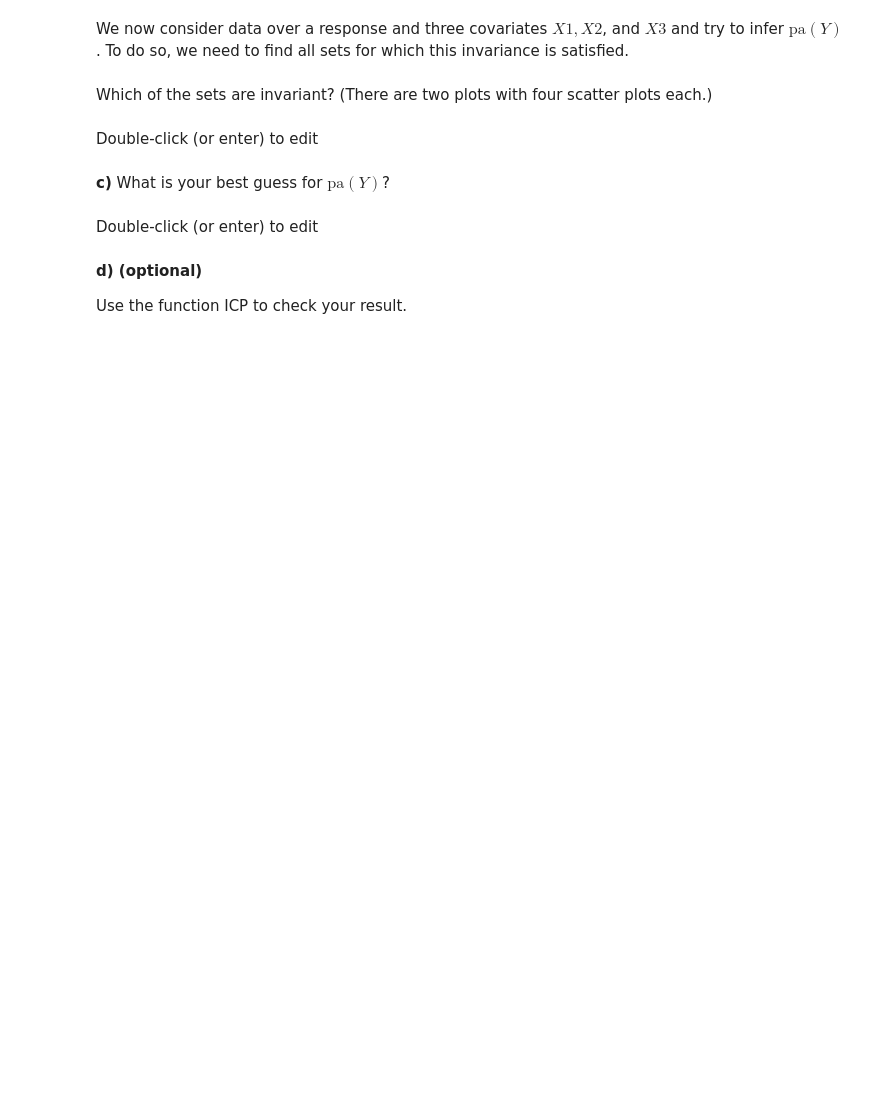
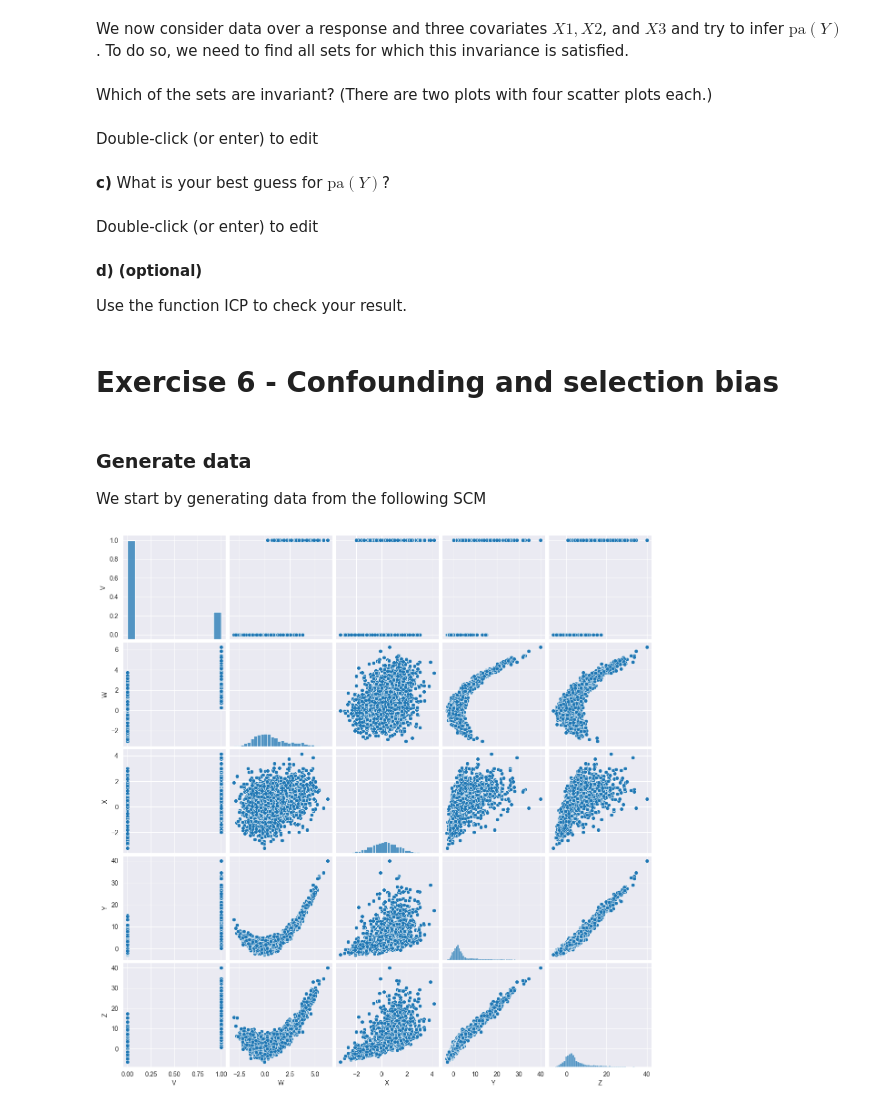
Before and after one commit to CoCaLa/causality-tutorial-exercises, a Jupyter notebook: python/Causality_Tutorial_Exercises.ipynb, the cells around one changed output. Cells and saved outputs as stored; diff of their text form; code cells hidden in the pictures; blank space fills up the shorter version.

Commit message:
correct typo in 3 a and added exercise 6 for python

```diff
--- a/python/Causality_Tutorial_Exercises.ipynb
+++ b/python/Causality_Tutorial_Exercises.ipynb
@@ -310,3 +310,32 @@ if False:
   !pip install causalicp
 # %%
 import causalicp as icp
+# %% [markdown]
+# Exercise 6 - Confounding and selection bias
+# %% [markdown]
+### Generate data
+
+We start by generating data from the following SCM
+# %%
+import numpy as np
+import seaborn as sns
+import pandas as pd
+
+def generate_data(seed):
+    np.random.seed(seed)
+    n = 200
+    V = np.random.binomial(1, 0.2, n)
+    W = 3*V + np.random.normal(size=n)
+    X = V + np.random.normal(size=n)
+    Y = X + W**2 + 1 + np.random.normal(size=n)
+    Z = X + Y + np.random.normal(size=n)
+    data = np.c_[V, W, X, Y, Z]
+    return data
+
+data = generate_data(1)
+
+# Visualize data set
+data = pd.DataFrame(data, columns=['V', 'W', 'X', 'Y', 'Z'])
+sns.pairplot(data);
+# %% [output]
+[figure, added]
```
Also changed, not shown: parts of 16 cells of this notebook, 1 other file.
